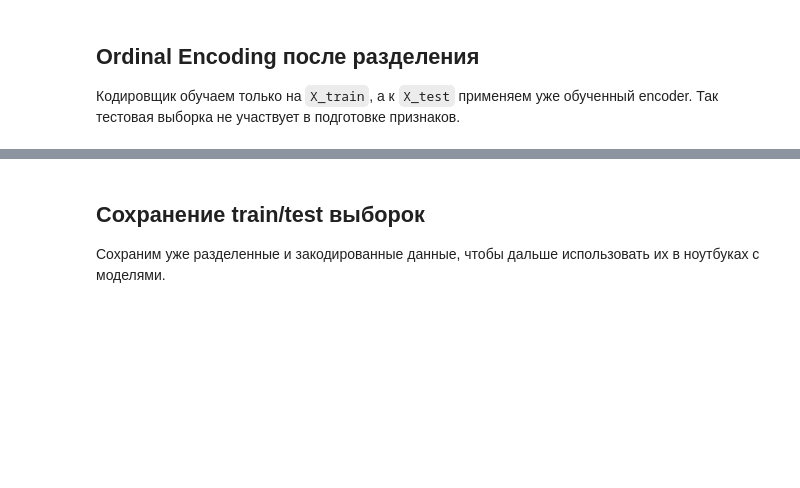
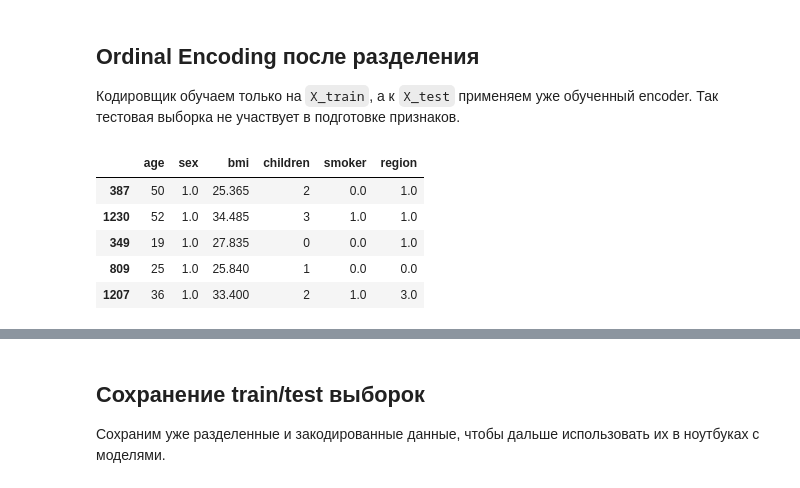
Before and after one commit to elena-kornaeva/Practice_DecisionTreeRegressor, a Jupyter notebook: notebooks/01_EDA.ipynb, the cells around one changed output, grey strips where cells are left out. Saved outputs shown, nothing was run; the diff lists cells and outputs as text; code cells hidden in the pictures; blank space fills up the shorter version.

```diff
--- a/notebooks/01_EDA.ipynb
+++ b/notebooks/01_EDA.ipynb
@@ -205,16 +236,25 @@ print(y_test.describe())
 # %%
 from sklearn.preprocessing import OrdinalEncoder
 categorical_cols = ['sex', 'smoker', 'region']
 
 encoder = OrdinalEncoder(handle_unknown='use_encoded_value', unknown_value=-1)
 
 X_train_encoded = X_train.copy()
+X_val_encoded = X_val.copy()
 X_test_encoded = X_test.copy()
 
 X_train_encoded[categorical_cols] = encoder.fit_transform(X_train[categorical_cols])
+X_val_encoded[categorical_cols] = encoder.transform(X_val[categorical_cols])
 X_test_encoded[categorical_cols] = encoder.transform(X_test[categorical_cols])
 
 X_train_encoded.head()
+# %% [output]
+|  | age | sex | bmi | children | smoker | region |
+| 387 | 50 | 1.0 | 25.365 | 2 | 0.0 | 1.0 |
+| 1230 | 52 | 1.0 | 34.485 | 3 | 1.0 | 1.0 |
+| 349 | 19 | 1.0 | 27.835 | 0 | 0.0 | 1.0 |
+| 809 | 25 | 1.0 | 25.840 | 1 | 0.0 | 0.0 |
+| 1207 | 36 | 1.0 | 33.400 | 2 | 1.0 | 3.0 |
 # %%
 for col, categories in zip(categorical_cols, encoder.categories_):
     print(col, dict(zip(categories, range(len(categories)))))
```
Also changed, not shown: parts of 4 cells of this notebook, 8 other files.
